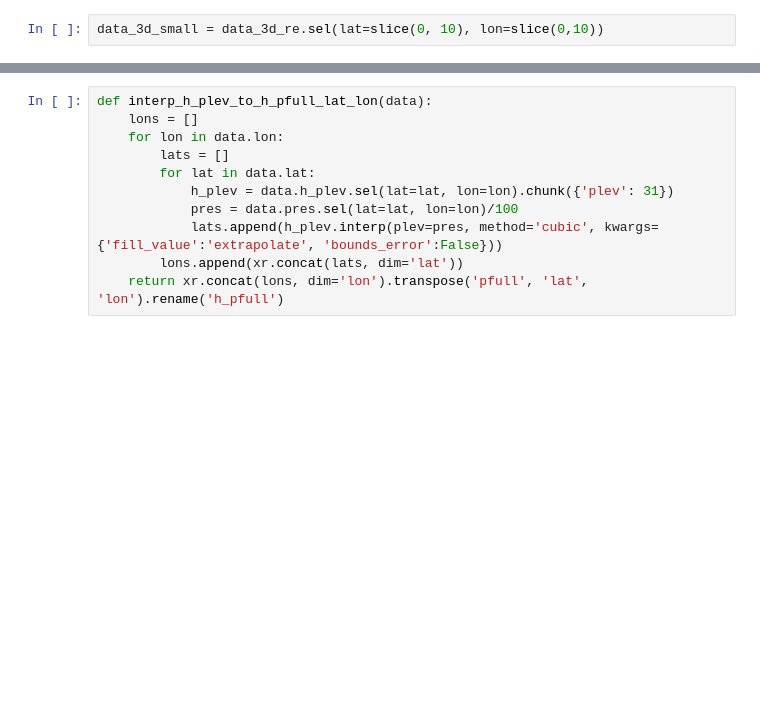
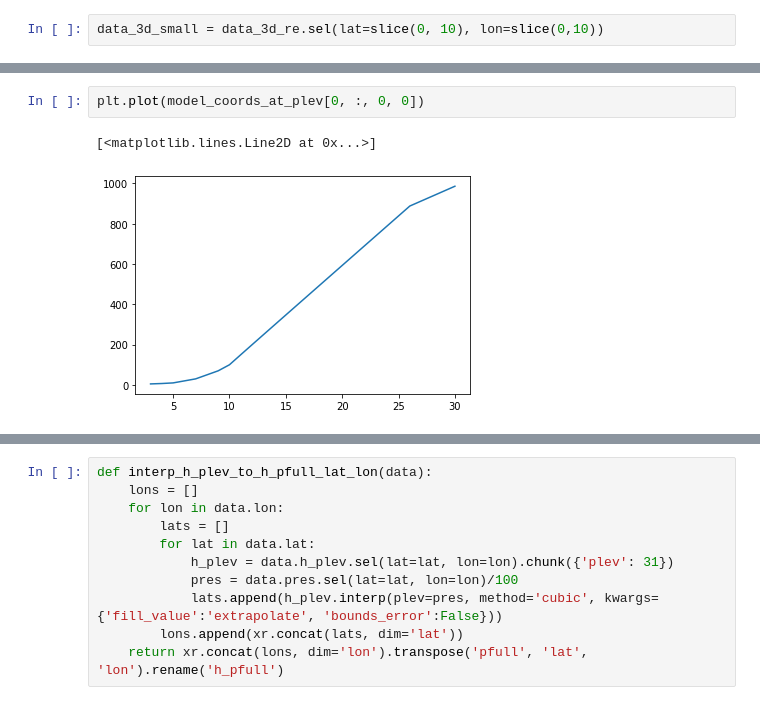
Before and after one commit to ai2cm/fv3net, a Jupyter notebook: notebooks/Stephans-Notebooks/2.2-Interpolation.ipynb, the cells around one changed output, grey strips where cells are left out. Saved outputs shown, nothing was run; the diff lists cells and outputs as text; blank space fills up the shorter version.

```diff
--- a/notebooks/Stephans-Notebooks/2.2-Interpolation.ipynb
+++ b/notebooks/Stephans-Notebooks/2.2-Interpolation.ipynb
@@ -45,0 +150,5 @@ data_3d_small = data_3d_re.sel(lat=slice(0, 10), lon=slice(0,10))
+# %%
+plt.plot(model_coords_at_plev[0, :, 0, 0])
+# %% [output]
+[<matplotlib.lines.Line2D at 0x...>]
+[figure, added]
```
Also changed, not shown: parts of 19 cells of this notebook.
